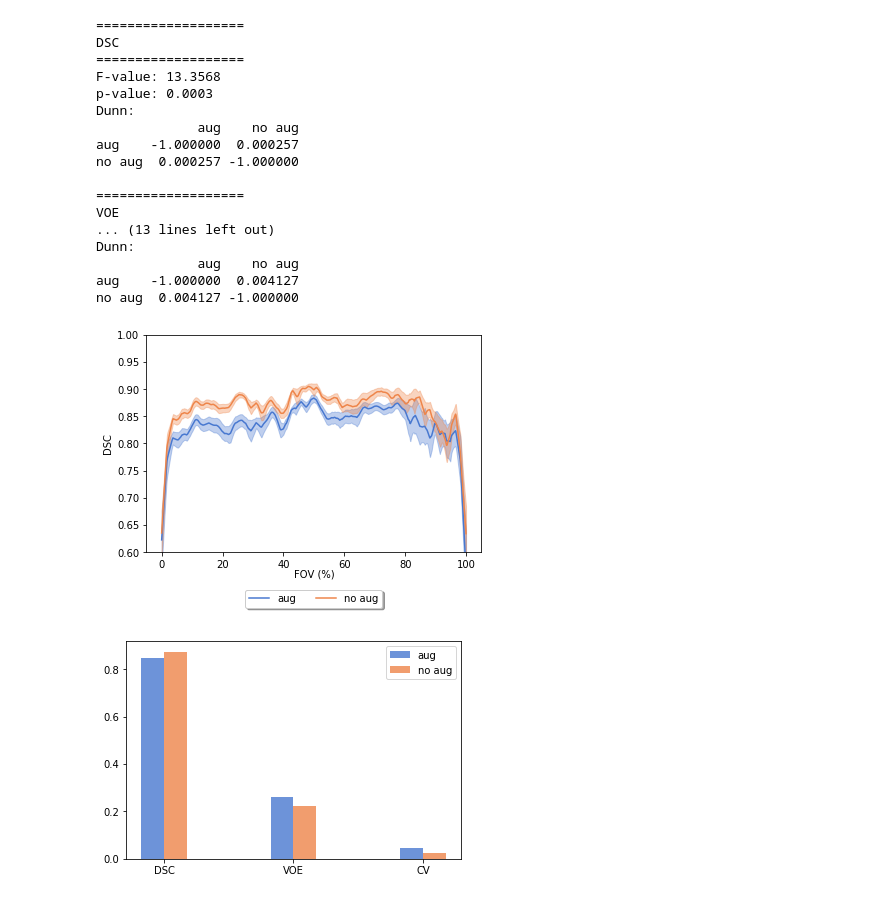
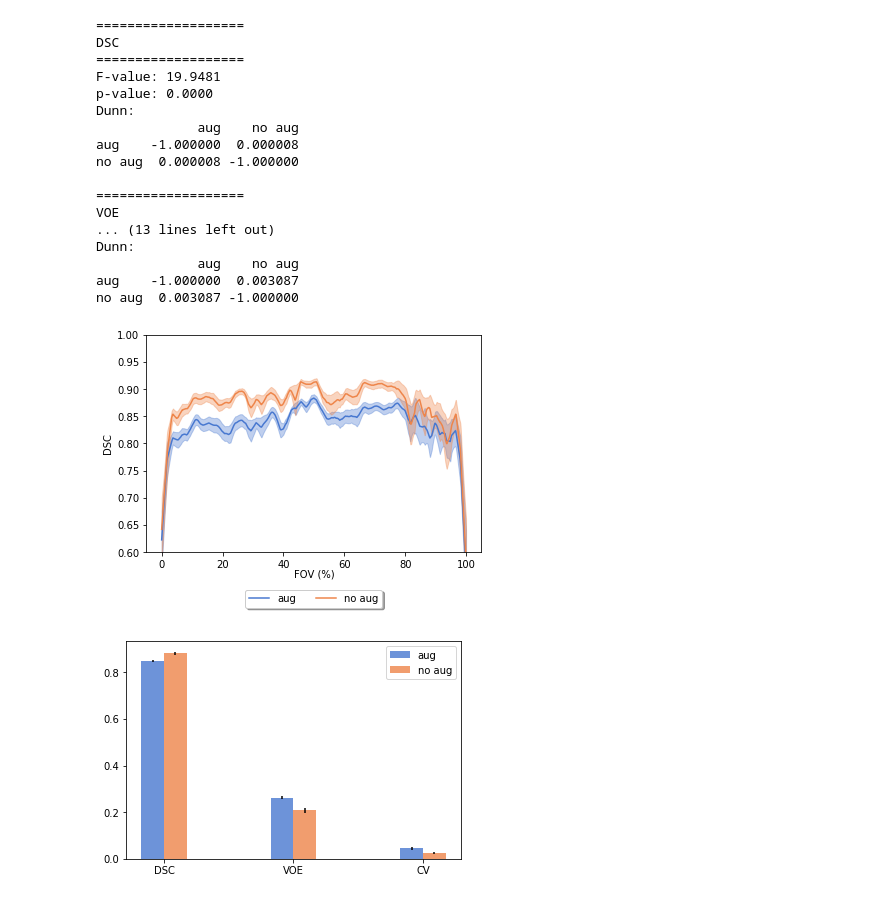
Before and after one commit to ad12/MedSegPy, a Jupyter notebook: analysis/exp_graphs.ipynb, the cells around one changed output. Cells and saved outputs as stored; diff of their text form; code cells hidden in the pictures.

```diff
--- a/analysis/exp_graphs.ipynb
+++ b/analysis/exp_graphs.ipynb
@@ -97,39 +97,42 @@ Focal  1.000000e+00  6.772558e-10  1.000000e+00 -1.000000e+00
 # %%
 # Augmentation results
 # Augmentation result paths
 AUG_BASE_PATH = '/bmrNAS/people/arjun/msk_seg_networks/augment_limited/unet_2d/%s/test_results'
 AUG_YES = NON_FT_UNET
-AUG_NO = [AUG_BASE_PATH % '2018-10-05-04-17-05', AUG_BASE_PATH % '2018-10-05-16-52-29', AUG_BASE_PATH % '2018-10-07-00-27-34']
-AUG_NO = [AUG_BASE_PATH % '2018-10-05-16-52-29', AUG_BASE_PATH % '2018-10-07-00-27-34']
+
+#AUG_NO = [AUG_BASE_PATH % '2018-10-05-04-17-05', AUG_BASE_PATH % '2018-10-05-16-52-29', AUG_BASE_PATH % '2018-10-07-00-27-34']
+#AUG_NO = [AUG_BASE_PATH % '2018-10-05-16-52-29', AUG_BASE_PATH % '2018-10-07-00-27-34']
+
+AUG_NO = AUG_BASE_PATH % '2018-11-07-16-05-15'
 
 AUGS = {'filename': 'augment',
         'keys': ['aug', 'no aug'],
         'aug': AUG_YES, 'no aug': AUG_NO}
 
 af.graph_slice_exp(AUGS, title='')
 
 stats.kruskal_dunn_analysis([AUG_YES, AUG_NO], AUGS['keys'], 'stats-aug')
 stats.compare_metrics([AUG_YES, AUG_NO], AUGS['keys'], 'stats-aug')
 # %% [output]
 ===================
 DSC
 ===================
-F-value: 13.3568
-p-value: 0.0003
+F-value: 19.9481
+p-value: 0.0000
 Dunn:
              aug    no aug
-aug    -1.000000  0.000257
-no aug  0.000257 -1.000000
+aug    -1.000000  0.000008
+no aug  0.000008 -1.000000
 
 ===================
 VOE
 ... (13 lines left out)
 Dunn:
              aug    no aug
-aug    -1.000000  0.004127
-no aug  0.004127 -1.000000
+aug    -1.000000  0.003087
+no aug  0.003087 -1.000000
-[figure, old version]
+[figure, new version]
-[figure, old version]
+[figure, new version]
 # %%
 # TODO: inspect training/testing
 
```
Also changed, not shown: parts of 4 cells of this notebook, 3 other files.
